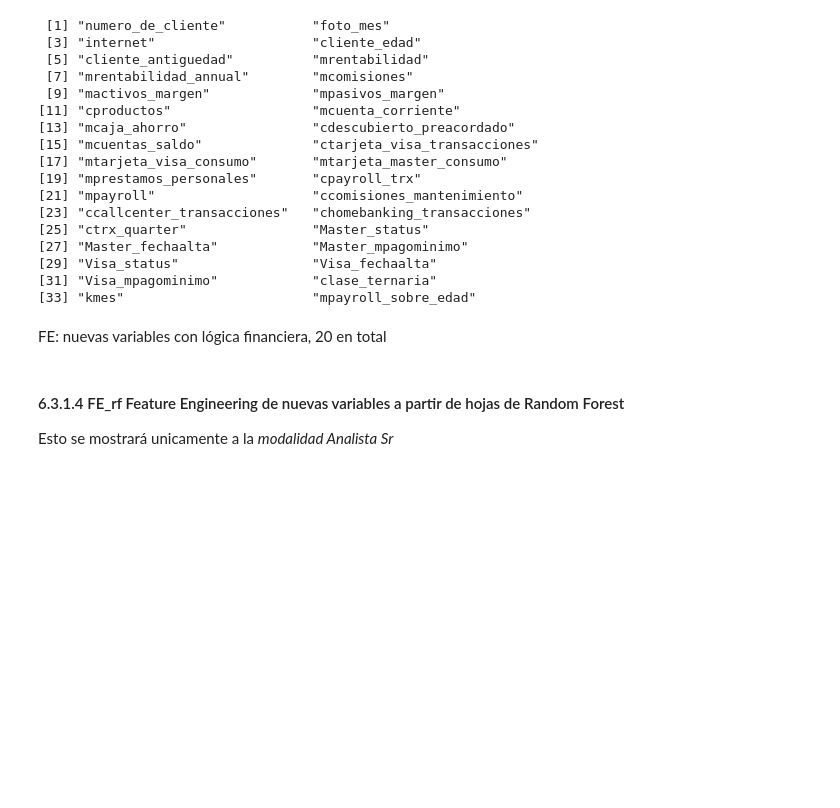
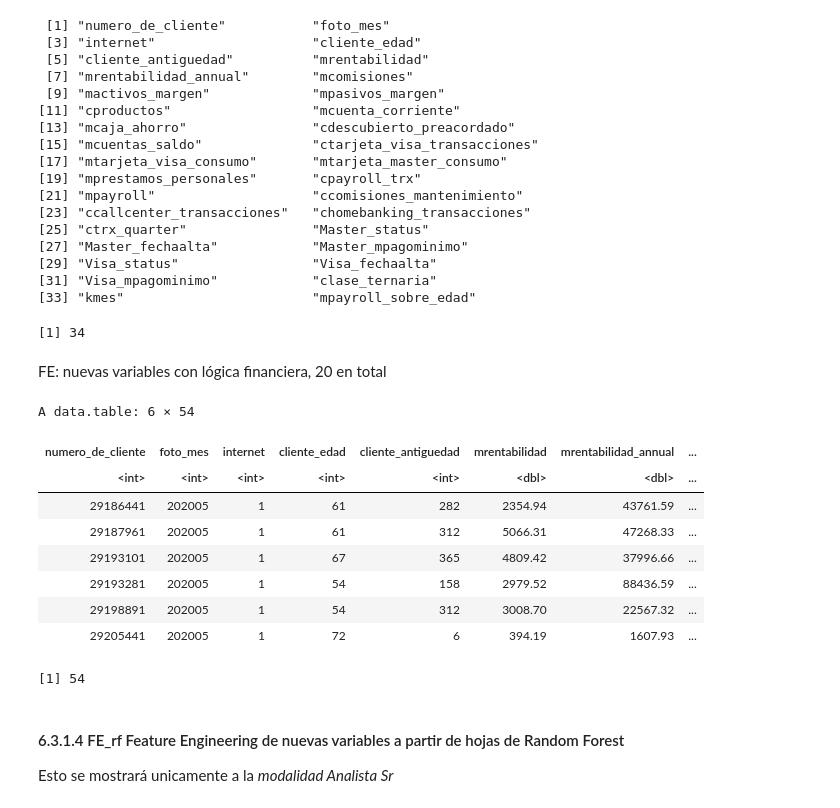
Before and after one commit to keiverdatascience/labo2025v, a Jupyter notebook: src/experimentos/FE_GB_WorkFlow_07_gerencial_julio.ipynb, the cells around one changed output. Saved outputs shown, nothing was run; the diff lists cells and outputs as text; code cells hidden in the pictures; blank space fills up the shorter version.

```diff
--- a/src/experimentos/FE_GB_WorkFlow_07_gerencial_julio.ipynb
+++ b/src/experimentos/FE_GB_WorkFlow_07_gerencial_julio.ipynb
@@ -212,41 +210,65 @@ colnames(dataset)
 [29] "Visa_status"                 "Visa_fechaalta"
 [31] "Visa_mpagominimo"            "clase_ternaria"
 [33] "kmes"                        "mpayroll_sobre_edad"
+# %%
+ncol(dataset)
+# %% [output]
+[1] 34
 # %% [markdown]
 FE: nuevas variables con lógica financiera, 20 en total
 # %%
 generar_variables_financieras_intra_mes <- function(df_finanzas) {
-  df_finanzas <- as.data.frame(df_finanzas)
+  df_finanzas <- as.data.table(df_finanzas)
 
   safe_divide <- function(num, denom) {
     result <- ifelse(denom == 0, 0, num / denom)
     return(result)
   }
 
-  df_finanzas$ratio_saldo_ingreso <- safe_divide(df_finanzas$mcuentassaldo, df_finanzas$mrentabilidad)
-  df_finanzas$promedio_diario_consumos <- (df_finanzas$mtarjetavisaconsumo + df_finanzas$mtarjetamasterconsumo) / 30
-  df_finanzas$dias_consumo_alto <- as.integer((df_finanzas$mtarjetavisaconsumo + df_finanzas$mtarjetamasterconsumo) > 175000) * 30 #mayor a USD1000 al tipo de cambio blue de ese mes"
-  df_finanzas$ratio_comisiones_consumos <- safe_divide(df_finanzas$mcomisiones, (df_finanzas$mtarjetavisaconsumo + df_finanzas$mtarjetamasterconsumo))
-  df_finanzas$ingreso_ajustado_antiguedad <- safe_divide(df_finanzas$mrentabilidad, df_finanzas$clienteantiguedad)
-  df_finanzas$saldo_cercano_cero <- as.integer(df_finanzas$mcuentassaldo < 175) #menor que USD1 al tipo de cambio dolarblue de ese mes#
-  df_finanzas$porc_consumo_digital <- safe_divide((df_finanzas$mtarjetavisaconsumo + df_finanzas$mtarjetamasterconsumo), df_finanzas$mrentabilidad)
-  df_finanzas$total_movimientos <- df_finanzas$mtarjetavisaconsumo + df_finanzas$mtarjetamasterconsumo + df_finanzas$chomebankingtransacciones
-  df_finanzas$ratio_productos_consumos <- safe_divide(df_finanzas$cproductos, (df_finanzas$mtarjetavisaconsumo + df_finanzas$mtarjetamasterconsumo))
+  df_finanzas$ratio_saldo_ingreso <- safe_divide(df_finanzas$mcuentas_saldo, df_finanzas$mrentabilidad)
+  df_finanzas$promedio_diario_consumos <- (df_finanzas$mtarjeta_visa_consumo + df_finanzas$mtarjeta_master_consumo) / 30
+  df_finanzas$dias_consumo_alto <- as.integer((df_finanzas$mtarjeta_visa_consumo + df_finanzas$mtarjeta_master_consumo) > 175000) * 30 #mayor a USD1000 al tipo de cambio blue de ese mes"
+  df_finanzas$ratio_comisiones_consumos <- safe_divide(df_finanzas$mcomisiones, (df_finanzas$mtarjeta_visa_consumo + df_finanzas$mtarjeta_master_consumo))
+  df_finanzas$ingreso_ajustado_antiguedad <- safe_divide(df_finanzas$mrentabilidad, df_finanzas$cliente_antiguedad)
+  df_finanzas$saldo_cercano_cero <- as.integer(df_finanzas$mcuentas_saldo < 175) #menor que USD1 al tipo de cambio dolarblue de ese mes#
+  df_finanzas$porc_consumo_digital <- safe_divide((df_finanzas$mtarjeta_visa_consumo + df_finanzas$mtarjeta_master_consumo), df_finanzas$mrentabilidad)
+  df_finanzas$total_movimientos <- df_finanzas$mtarjeta_visa_consumo + df_finanzas$mtarjeta_master_consumo + df_finanzas$chomebanking_transacciones
+  df_finanzas$ratio_productos_consumos <- safe_divide(df_finanzas$cproductos, (df_finanzas$mtarjeta_visa_consumo + df_finanzas$mtarjeta_master_consumo))
   df_finanzas$promedio_comisiones <- df_finanzas$mcomisiones / 30
-  df_finanzas$saldo_alto <- as.integer(df_finanzas$mcuentassaldo > 1000000)
-  df_finanzas$dias_sin_transacciones <- 30 - (df_finanzas$ctarjetavisatransacciones + df_finanzas$chomebankingtransacciones)
-  df_finanzas$ingreso_mensual_promedio <- safe_divide(df_finanzas$mrentabilidadannual, df_finanzas$clienteantiguedad)
+  df_finanzas$saldo_alto <- as.integer(df_finanzas$mcuentas_saldo > 1000000)
+  df_finanzas$dias_sin_transacciones <- 30 - (df_finanzas$ctarjeta_visa_transacciones + df_finanzas$chomebanking_transacciones)
+  df_finanzas$ingreso_mensual_promedio <- safe_divide(df_finanzas$mrentabilidad_annual, df_finanzas$cliente_antiguedad)
   df_finanzas$promedio_diario_comisiones <- df_finanzas$mcomisiones / 30
-  df_finanzas$proporcion_consumos_ingresos <- safe_divide((df_finanzas$mtarjetavisaconsumo + df_finanzas$mtarjetamasterconsumo), df_finanzas$mrentabilidad)
-  df_finanzas$ratio_comisiones_saldo <- safe_divide(df_finanzas$mcomisiones, df_finanzas$mcuentassaldo)
-  df_finanzas$proporcion_transacciones_tarjeta <- safe_divide(df_finanzas$ctarjetavisatransacciones, (df_finanzas$ctarjetavisatransacciones + df_finanzas$chomebankingtransacciones))
-  df_finanzas$productos_por_antiguedad <- safe_divide(df_finanzas$cproductos, df_finanzas$clienteantiguedad)
-  df_finanzas$promedio_diario_consumos_total <- (df_finanzas$mtarjetavisaconsumo + df_finanzas$mtarjetamasterconsumo + df_finanzas$mrentabilidad) / 30
-  df_finanzas$gastos_semanales <- (df_finanzas$mtarjetavisaconsumo + df_finanzas$mtarjetamasterconsumo) / 4
+  df_finanzas$proporcion_consumos_ingresos <- safe_divide((df_finanzas$mtarjeta_visa_consumo + df_finanzas$mtarjeta_master_consumo), df_finanzas$mrentabilidad)
+  df_finanzas$ratio_comisiones_saldo <- safe_divide(df_finanzas$mcomisiones, df_finanzas$mcuentas_saldo)
+  df_finanzas$proporcion_transacciones_tarjeta <- safe_divide(df_finanzas$ctarjeta_visa_transacciones, (df_finanzas$ctarjeta_visa_transacciones + df_finanzas$chomebanking_transacciones))
+  df_finanzas$productos_por_antiguedad <- safe_divide(df_finanzas$cproductos, df_finanzas$cliente_antiguedad)
+  df_finanzas$promedio_diario_consumos_total <- (df_finanzas$mtarjeta_visa_consumo + df_finanzas$mtarjeta_master_consumo + df_finanzas$mrentabilidad) / 30
+  df_finanzas$gastos_semanales <- (df_finanzas$mtarjeta_visa_consumo + df_finanzas$mtarjeta_master_consumo) / 4
 
 
   return(df_finanzas)
 }
+
+# Para aplicar a un dataset llamado dataset:
+dataset <- generar_variables_financieras_intra_mes(dataset)
+
+# Para visualizar primeras filas:
+head(dataset)
+# %% [output]
+A data.table: 6 × 54
+| numero_de_cliente | foto_mes | internet | cliente_edad | cliente_antiguedad | mrentabilidad | mrentabilidad_annual | ... |
+| <int> | <int> | <int> | <int> | <int> | <dbl> | <dbl> | ... |
+| 29186441 | 202005 | 1 | 61 | 282 | 2354.94 | 43761.59 | ... |
+| 29187961 | 202005 | 1 | 61 | 312 | 5066.31 | 47268.33 | ... |
+| 29193101 | 202005 | 1 | 67 | 365 | 4809.42 | 37996.66 | ... |
+| 29193281 | 202005 | 1 | 54 | 158 | 2979.52 | 88436.59 | ... |
+| 29198891 | 202005 | 1 | 54 | 312 | 3008.70 | 22567.32 | ... |
+| 29205441 | 202005 | 1 | 72 | 6 | 394.19 | 1607.93 | ... |
+# %%
+ncol(dataset)
+# %% [output]
+[1] 54
 # %% [markdown]
 #### 6.3.1.4  FE_rf Feature Engineering de nuevas variables a partir de hojas de Random Forest
 
```
Also changed, not shown: parts of 11 cells of this notebook.
